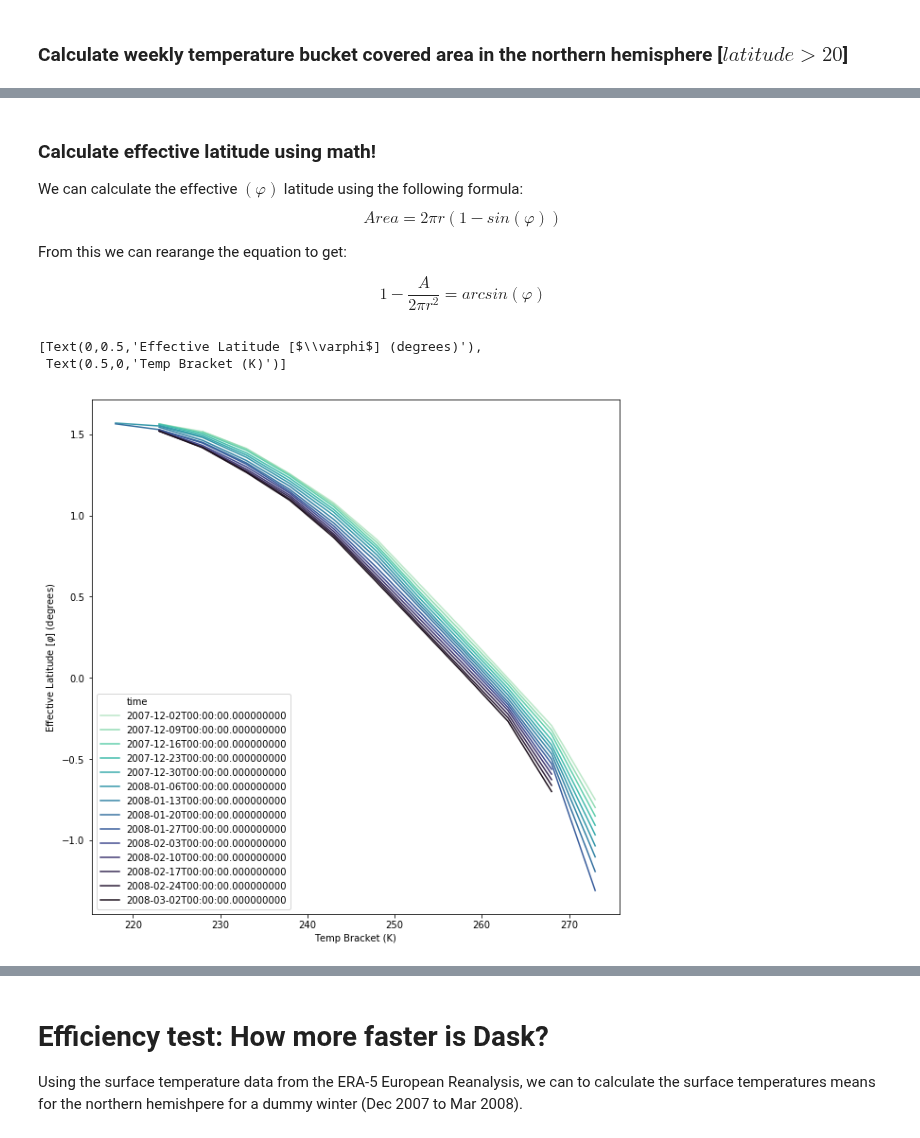
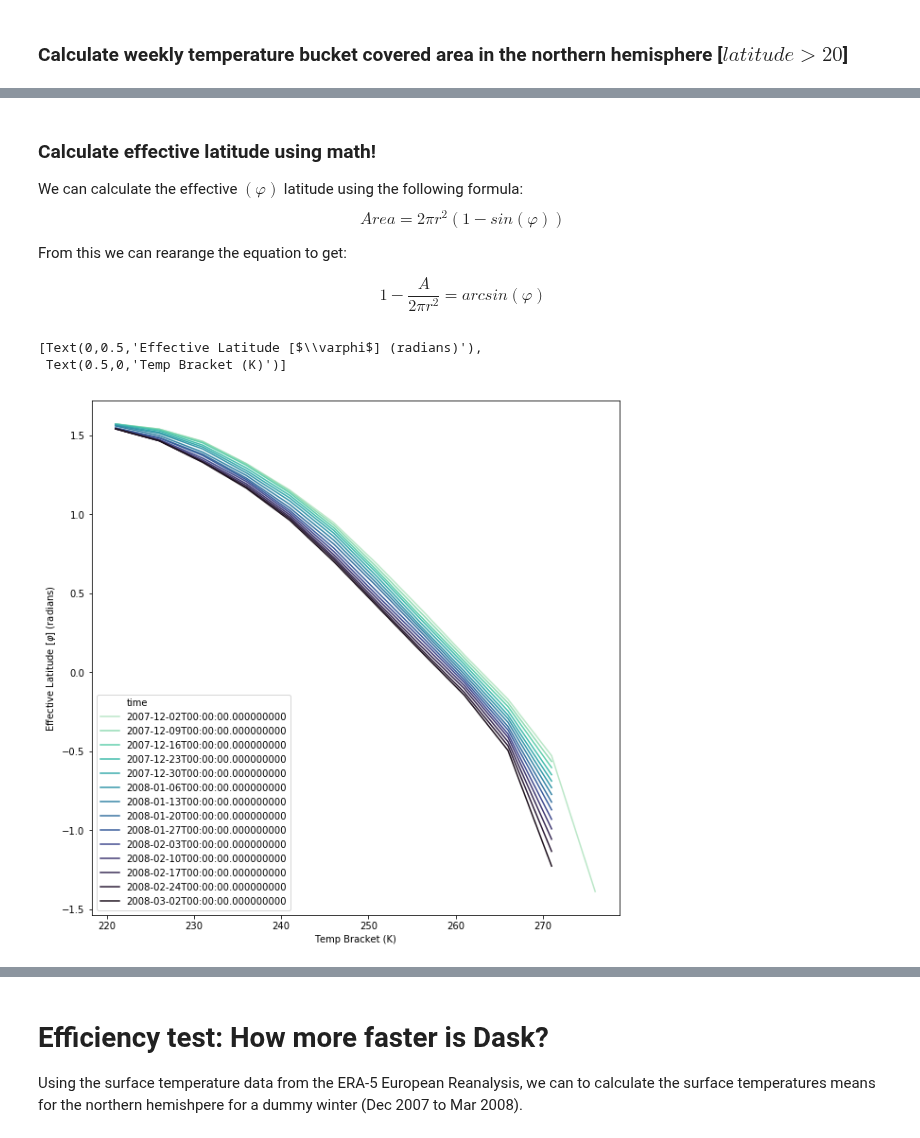
Before and after one commit to geosciences-data-practicum/reanalysis_getter, a Jupyter notebook: analysis/winter_test.ipynb, the cells around one changed output, grey strips where cells are left out. Drawn from its saved outputs; the diff is of its cells as text; code cells hidden in the pictures.

```diff
--- a/analysis/winter_test.ipynb
+++ b/analysis/winter_test.ipynb
@@ -114,6 +142,10 @@ def fancy_area(lat_array):
 # %%
 # Transform xarray array to data.frame
 air_week_df = air_week.to_dataframe()
+
+# Remove NA's to avoid problems down the line, and to make a smaller pd.DataFrame()
+air_week_df.dropna(subset=['t2m'], inplace=True)
+
 
 # Drop undesireable columns and calculate *fancy* area
 air_week_df = air_week_df.reset_index(drop=False).\
@@ -122,6 +154,9 @@ air_week_df['area_grid'] = air_week_df.lat.apply(lambda x: fancy_area(x))
 # %% [markdown]
 ### Create temperature bins (each 5° K) and create cut-offs in data.frame
 # %%
-cut_off = list(range(int(min(air_week_df.t2m)),
-           int(max(air_week_df.t2m)),
+air_week_df_north = air_week_df[air_week_df.lat > 20]
+
+cut_off = list(range(int(min(air_week_df_north.t2m)),
+           int(max(air_week_df_north.t2m)),
            5))
+air_week_df_north = air_week_df_north.assign(temp_bracket =  pd.cut(air_week_df['t2m'], cut_off))
@@ -128,12 +197,11 @@ cut_off = list(range(int(min(air_week_df.t2m)),
 # %% [markdown]
 ###  Count weekly number of grids per temperature bucket in the northern hemisphere [$latitude > 20$]
 # %%
-air_week_df = air_week_df.assign(temp_bracket =  pd.cut(air_week_df['t2m'], cut_off))
-air_week_df_north = air_week_df[air_week_df.lat > 20]
-air_week_df_group_north_pdf = air_week_df_north.groupby(['temp_bracket', 'time'], as_index=False)['lat'].count()
+
+air_week_df_group_north_pdf = air_week_df_north_cuts.groupby(['temp_bracket', 'time'], as_index=False)['lat'].count()
 
 # Calculate cumulative number of grids per temperature bins
-air_week_df_group_north_cdf = air_week_df_group_north_pdf.assign(lat_cumsum = air_week_df_group_north_pdf.lat.cumsum())
+air_week_df_group_north_cdf = air_week_df_group_north_pdf.assign(lat_cumsum = air_week_df_group_north_pdf.lat.fillna(0).cumsum())
 air_week_df_group_north_cdf['left_temp_interval']  = air_week_df_group_north_cdf.temp_bracket.apply(lambda x: x.left)
 
 fig, ax = plt.subplots(figsize = (10, 10))
@@ -149,20 +230,19 @@ plt.yscale('log')
 # %% [markdown]
 ###  Calculate weekly temperature bucket covered area in the northern hemisphere [$latitude > 20$]
 # %%
-air_week_df = air_week_df.assign(temp_bracket =  pd.cut(air_week_df['t2m'], cut_off))
-air_week_df_north = air_week_df[air_week_df.lat > 20]
-air_week_df_group_north_pdf = air_week_df_north.groupby(['temp_bracket', 'time'], as_index=False)['area_grid'].sum()
+air_week_df_north_cuts = air_week_df_north.assign(temp_bracket =  pd.cut(air_week_df['t2m'], cut_off))
+air_week_df_group_north_pdf_area = air_week_df_north_cuts.groupby(['temp_bracket', 'time'], as_index=False)['area_grid'].sum()
 
 # Calculate cumulative number of grids per temperature bins
-air_week_df_group_north_cdf = air_week_df_group_north_pdf.assign(lat_cumsum = air_week_df_group_north_pdf['area_grid'].cumsum())
-air_week_df_group_north_cdf['left_temp_interval']  = air_week_df_group_north_cdf.temp_bracket.apply(lambda x: x.left)
+air_week_df_group_north_cdf_area = air_week_df_group_north_pdf_area.assign(lat_cumsum = air_week_df_group_north_pdf_area['area_grid'].fillna(0).cumsum())
+air_week_df_group_north_cdf_area['left_temp_interval']  = air_week_df_group_north_cdf_area.temp_bracket.apply(lambda x: x.left)
 
 fig, ax = plt.subplots(figsize = (10, 10))
 sns.lineplot(x="left_temp_interval",
              y="lat_cumsum",
              hue='time',
              palette=sns.color_palette("mako_r", 14),
-             data=air_week_df_group_north_cdf)
+             data=air_week_df_group_north_cdf_area)
 ax.set(xlabel='Temp Bracket (K)', ylabel=r'Area ($km^{2}$)')
 plt.yscale('log')
 # %% [output]
@@ -172,7 +252,7 @@ plt.yscale('log')
 
 We can calculate the effective $(\varphi)$ latitude using the following formula:
 $$
-Area = 2 \pi r (1 - sin( \varphi) )
+Area = 2 \pi r^{2} (1 - sin( \varphi) )
 $$
 
 From this we can rearange the equation to get:
@@ -190,19 +270,19 @@ def eff_latitude(area_accum_array):
 
     return pdf_lat_effs
 # %%
-air_week_df_group_north_cdf['eff_latitude'] = air_week_df_group_north_cdf['lat_cumsum'].\
+air_week_df_group_north_cdf_area['eff_latitude'] = air_week_df_group_north_cdf_area['lat_cumsum'].\
 apply(lambda x: eff_latitude(x))
 
 fig, ax = plt.subplots(figsize = (10, 10))
 sns.lineplot(x="left_temp_interval",
              y="eff_latitude",
              hue='time',
              palette=sns.color_palette("mako_r", 14),
-             data=air_week_df_group_north_cdf)
-ax.set(xlabel="Temp Bracket (K)", ylabel=r'Effective Latitude [$\varphi$] (degrees)')
+             data=air_week_df_group_north_cdf_area)
+ax.set(xlabel="Temp Bracket (K)", ylabel=r'Effective Latitude [$\varphi$] (radians)')
 # %% [output]
-[Text(0,0.5,'Effective Latitude [$\\varphi$] (degrees)'),
+[Text(0,0.5,'Effective Latitude [$\\varphi$] (radians)'),
  Text(0.5,0,'Temp Bracket (K)')]
-[figure, old version]
+[figure, new version]
 # %%
 # Export to CSV for comparison
```
Also changed, not shown: parts of 15 cells of this notebook, 2 other files.
